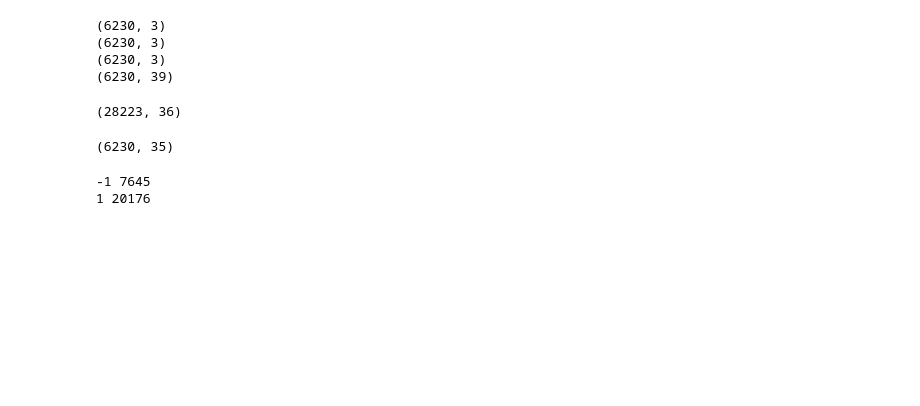
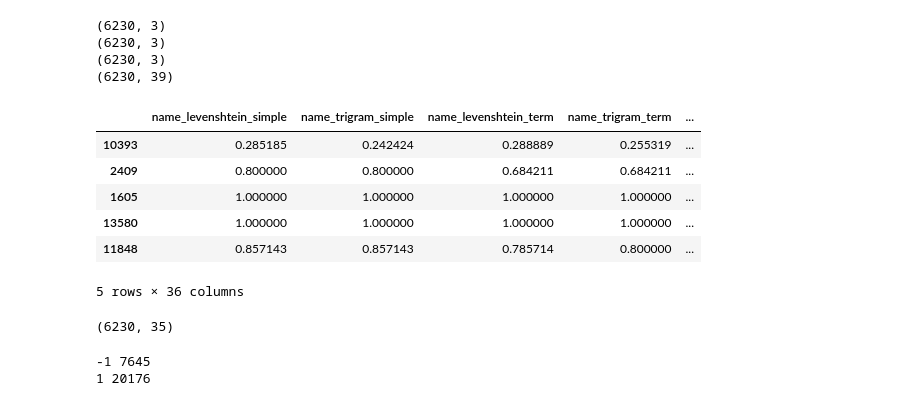
Before and after one commit to DineshDevPandey/machine_learning_portfolio, a Jupyter notebook: address_matching/address_match.ipynb, the cells around one changed output. Saved outputs shown, nothing was run; the diff lists cells and outputs as text; code cells hidden in the pictures; blank space fills up the shorter version.

```diff
--- a/address_matching/address_match.ipynb
+++ b/address_matching/address_match.ipynb
@@ -236,10 +253,16 @@ print(df_test1.shape)
 # %%
 # drop columns from train data
 
 df1 = df1.drop(['id','phone_equality','fax_equality','street_number_equality'], axis=1)
-df1.shape
+df1.sample(5)
 # %% [output]
+|  | name_levenshtein_simple | name_trigram_simple | name_levenshtein_term | name_trigram_term | ... |
+| 10393 | 0.285185 | 0.242424 | 0.288889 | 0.255319 | ... |
+| 2409 | 0.800000 | 0.800000 | 0.684211 | 0.684211 | ... |
+| 1605 | 1.000000 | 1.000000 | 1.000000 | 1.000000 | ... |
+| 13580 | 1.000000 | 1.000000 | 1.000000 | 1.000000 | ... |
+| 11848 | 0.857143 | 0.857143 | 0.785714 | 0.800000 | ... |
-(28223, 36)
+5 rows × 36 columns
 # %%
 # drop columns from test data
 
```
Also changed, not shown: parts of 27 cells of this notebook.
